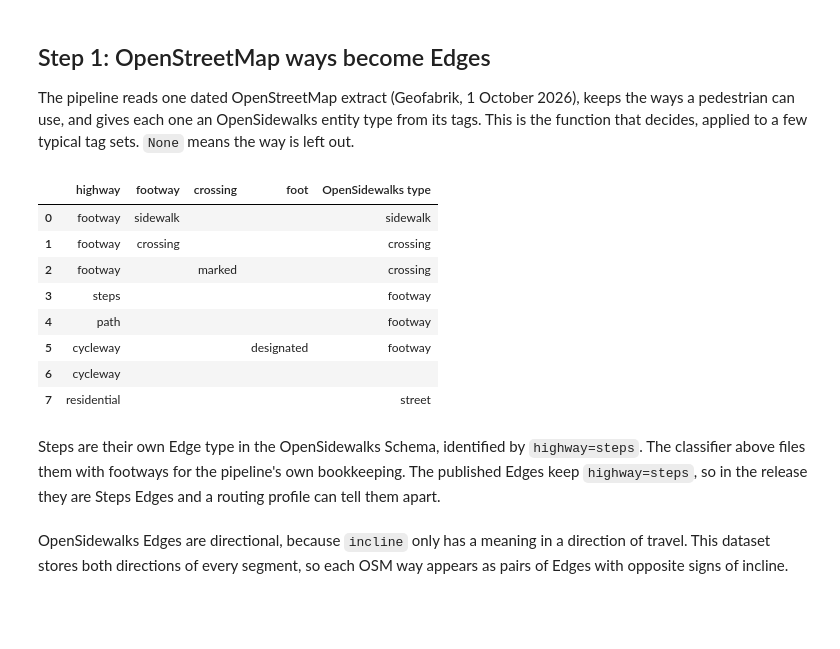
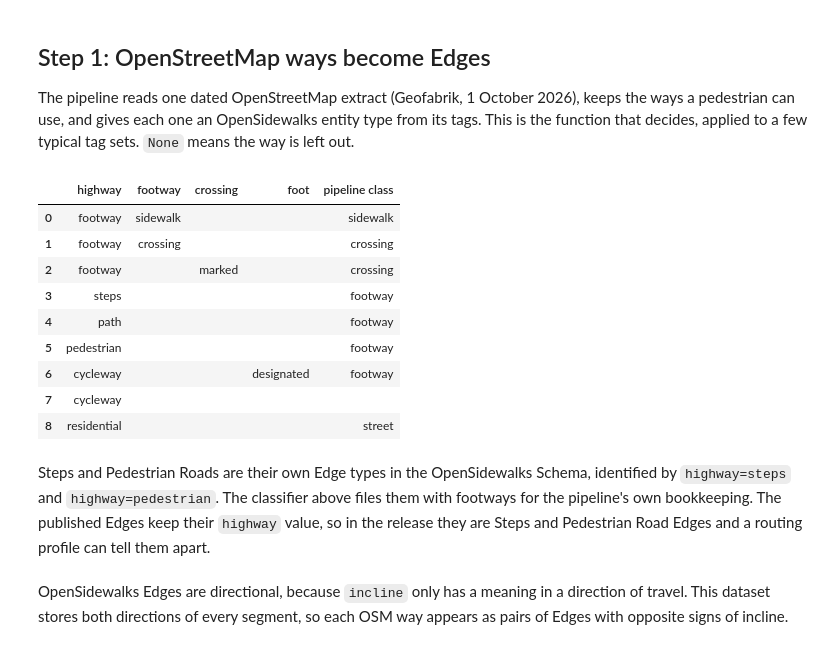
Before and after one commit to msradam/opensidewalks-nyc, a Jupyter notebook: notebooks/how-it-works.ipynb, the cells around one changed output. Drawn from its saved outputs; the diff is of its cells as text; code cells hidden in the pictures; blank space fills up the shorter version.

```diff
--- a/notebooks/how-it-works.ipynb
+++ b/notebooks/how-it-works.ipynb
@@ -119,28 +122,30 @@ The pipeline reads one dated OpenStreetMap extract (Geofabrik, 1 October 2026),
 # %%
 examples = pd.DataFrame([
     {"highway": "footway", "footway": "sidewalk"},
     {"highway": "footway", "footway": "crossing"},
     {"highway": "footway", "crossing": "marked"},
     {"highway": "steps"},
     {"highway": "path"},
+    {"highway": "pedestrian"},
     {"highway": "cycleway", "foot": "designated"},
     {"highway": "cycleway"},
     {"highway": "residential"},
 ])
-examples["OpenSidewalks type"] = [_classify_osm_edge(row) for _, row in examples.iterrows()]
+examples["pipeline class"] = [_classify_osm_edge(row) for _, row in examples.iterrows()]
 examples.fillna("")
 # %% [output]
-|  | highway | footway | crossing | foot | OpenSidewalks type |
+|  | highway | footway | crossing | foot | pipeline class |
 | 0 | footway | sidewalk |  |  | sidewalk |
 | 1 | footway | crossing |  |  | crossing |
 | 2 | footway |  | marked |  | crossing |
 | 3 | steps |  |  |  | footway |
 | 4 | path |  |  |  | footway |
-| 5 | cycleway |  |  | designated | footway |
-| 6 | cycleway |  |  |  |  |
-| 7 | residential |  |  |  | street |
+| 5 | pedestrian |  |  |  | footway |
+| 6 | cycleway |  |  | designated | footway |
+| 7 | cycleway |  |  |  |  |
+| 8 | residential |  |  |  | street |
 # %% [markdown]
-Steps are their own Edge type in the OpenSidewalks Schema, identified by `highway=steps`. The classifier above files them with footways for the pipeline's own bookkeeping. The published Edges keep `highway=steps`, so in the release they are Steps Edges and a routing profile can tell them apart.
+Steps and Pedestrian Roads are their own Edge types in the OpenSidewalks Schema, identified by `highway=steps` and `highway=pedestrian`. The classifier above files them with footways for the pipeline's own bookkeeping. The published Edges keep their `highway` value, so in the release they are Steps and Pedestrian Road Edges and a routing profile can tell them apart.
 # %% [markdown]
 OpenSidewalks Edges are directional, because `incline` only has a meaning in a direction of travel. This dataset stores both directions of every segment, so each OSM way appears as pairs of Edges with opposite signs of incline.
 # %%
```
Also changed, not shown: parts of 6 cells of this notebook, 3 other files.
